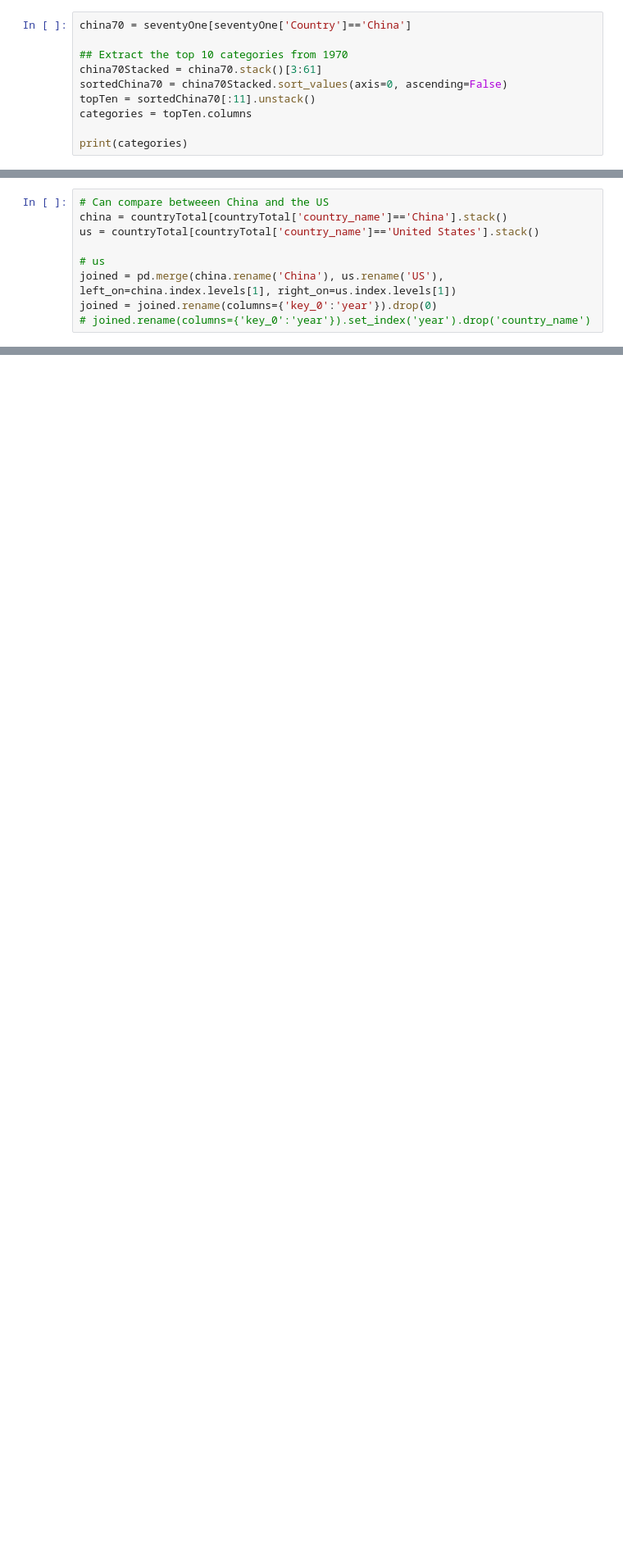
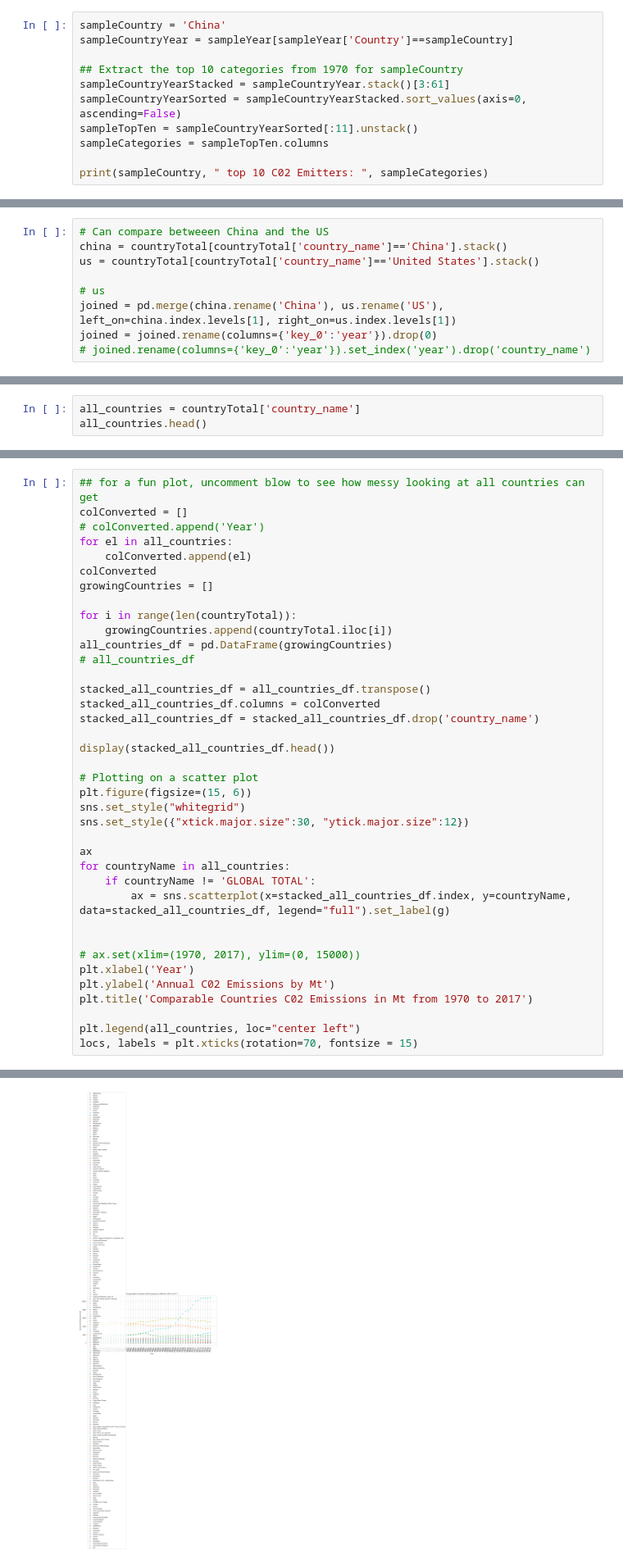
Before and after one commit to JustinRWong/IEOR185-Disruptive-Tech-and-Social-Impact, a Jupyter notebook: Climate Data.ipynb, the cells around one changed output, grey strips where cells are left out. Shown at 82% size. Cells and saved outputs as stored; diff of their text form; blank space fills up the shorter version.

Commit message:
global plot completed

```diff
--- a/Climate Data.ipynb
+++ b/Climate Data.ipynb
@@ -327,13 +344,14 @@ seventyOne
 | 40 | Rest South America | BVT | Bouvet Island | 0.000000 | 0.000000 | 0.000000 | ... |
 235 rows × 62 columns
 # %%
-china70 = seventyOne[seventyOne['Country']=='China']
+sampleCountry = 'China'
+sampleCountryYear = sampleYear[sampleYear['Country']==sampleCountry]
 
-## Extract the top 10 categories from 1970
-china70Stacked = china70.stack()[3:61]
-sortedChina70 = china70Stacked.sort_values(axis=0, ascending=False)
-topTen = sortedChina70[:11].unstack()
-categories = topTen.columns
+## Extract the top 10 categories from 1970 for sampleCountry
+sampleCountryYearStacked = sampleCountryYear.stack()[3:61]
+sampleCountryYearSorted = sampleCountryYearStacked.sort_values(axis=0, ascending=False)
+sampleTopTen = sampleCountryYearSorted[:11].unstack()
+sampleCategories = sampleTopTen.columns
 
-print(categories)
+print(sampleCountry, " top 10 C02 Emitters: ", sampleCategories)
 # %% [output]
@@ -625,0 +776,3 @@ locs, labels = plt.xticks(rotation=70, fontsize = 15)
+# %%
+all_countries = countryTotal['country_name']
+all_countries.head()
@@ -625,0 +786,39 @@ locs, labels = plt.xticks(rotation=70, fontsize = 15)
+# %%
+## for a fun plot, uncomment blow to see how messy looking at all countries can get
+colConverted = []
+# colConverted.append('Year')
+for el in all_countries:
+    colConverted.append(el)
+colConverted
+growingCountries = []
+
+for i in range(len(countryTotal)):
+    growingCountries.append(countryTotal.iloc[i])
+all_countries_df = pd.DataFrame(growingCountries)
+# all_countries_df
+
+stacked_all_countries_df = all_countries_df.transpose()
+stacked_all_countries_df.columns = colConverted
+stacked_all_countries_df = stacked_all_countries_df.drop('country_name')
+
+display(stacked_all_countries_df.head())
+
+# Plotting on a scatter plot
+plt.figure(figsize=(15, 6))
+sns.set_style("whitegrid")
+sns.set_style({"xtick.major.size":30, "ytick.major.size":12})
+
+ax
+for countryName in all_countries:
+    if countryName != 'GLOBAL TOTAL':
+        ax = sns.scatterplot(x=stacked_all_countries_df.index, y=countryName, data=stacked_all_countries_df, legend="full").set_label(g)
+
+
+# ax.set(xlim=(1970, 2017), ylim=(0, 15000))
+plt.xlabel('Year')
+plt.ylabel('Annual C02 Emissions by Mt')
+plt.title('Comparable Countries C02 Emissions in Mt from 1970 to 2017')
+
+plt.legend(all_countries, loc="center left")
+locs, labels = plt.xticks(rotation=70, fontsize = 15)
+# %% [output]
@@ -626,3 +832,4 @@ locs, labels = plt.xticks(rotation=70, fontsize = 15)
+[figure, added]
 # %% [markdown]
 # Steps Going Forward:
 ## Disruptive Tech + Social Impact Teams Currently [Ideas submitted]:
```
Also changed, not shown: parts of 22 cells of this notebook.
